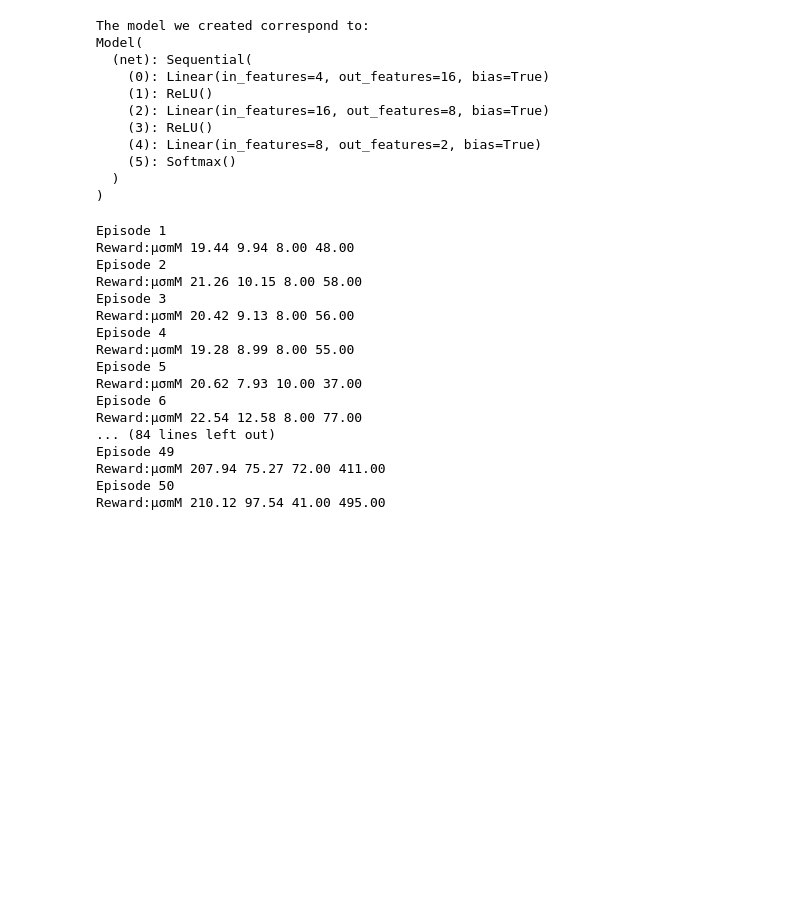
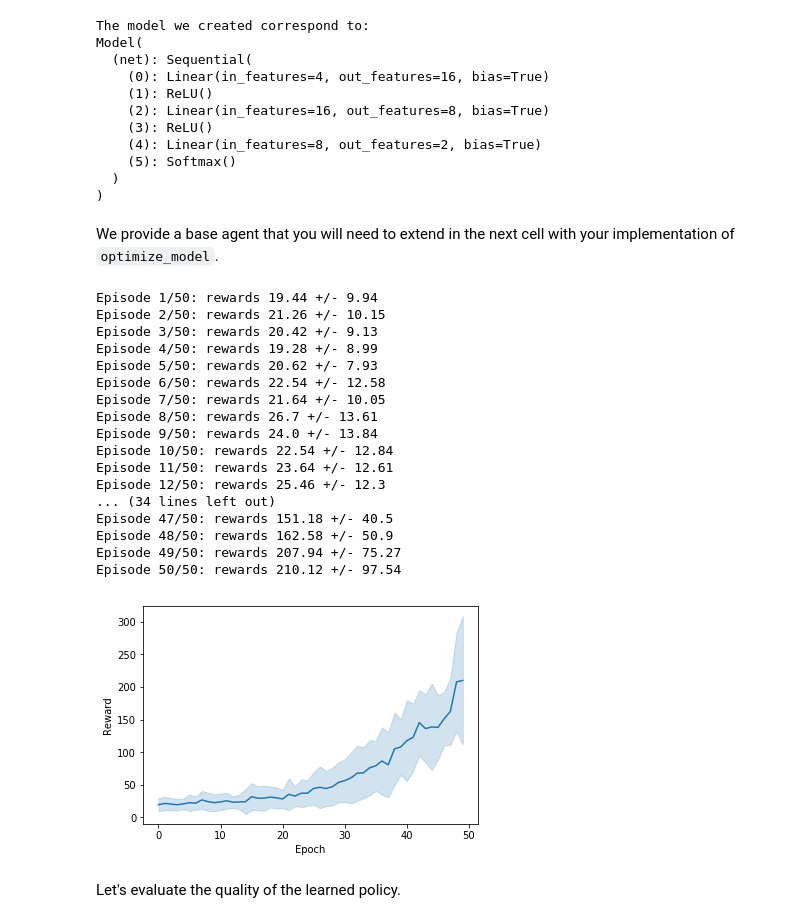
Before and after one commit to yfletberliac/rlss-2019, a Jupyter notebook: labs/01.REINFORCE+A2C.ipynb, the cells around one changed output. Drawn from its saved outputs; the diff is of its cells as text; code cells hidden in the pictures; blank space fills up the shorter version.

```diff
--- a/labs/01.REINFORCE+A2C.ipynb
+++ b/labs/01.REINFORCE+A2C.ipynb
@@ -385,0 +349,2 @@ class BaseAgent:
+# %% [markdown]
+We provide a base agent that you will need to extend in the next cell with your implementation of `optimize_model`.
@@ -386,13 +437,13 @@ class BaseAgent:
 # %%
 class SimpleAgent(BaseAgent):
 
-    def optimize_model(self, env, n_trajectories):
+    def optimize_model(self, n_trajectories):
         weighted_logproba = torch.zeros(n_trajectories)
         reward_trajectories = np.zeros(n_trajectories)
 
         for i in range(n_trajectories):
             # New episode
-            observation = env.reset()
+            observation = self.env.reset()
             rewards_episode = []
             logproba_episode = []
             discount_factor = 1
@@ -403,7 +454,7 @@ class SimpleAgent(BaseAgent):
                 action = self.model.select_action(observation)
                 logproba_episode.append(torch.log(self.model.forward(observation))[action])
                 # Interaction with the environment
-                observation, reward, done, info = env.step(int(action))
+                observation, reward, done, info = self.env.step(int(action))
                 observation = torch.tensor(observation, dtype=torch.float)
                 rewards_episode.append(discount_factor * reward)
                 discount_factor *= self.gamma
@@ -419,39 +470,42 @@ class SimpleAgent(BaseAgent):
         loss.backward()
         # Do the gradient descent step
         self.optimizer.step()
-        return reward_trajectories.mean(), reward_trajectories.std(), reward_trajectories.min(), reward_trajectories.max()
+        return reward_trajectories
 # %%
 # Make the environment
 env = gym.make("CartPole-v1")
 
 # Seeds
 seed = 1
 env.seed(seed=seed)
 np.random.seed(seed=seed)
 torch.manual_seed(seed=seed)
 
 observation = env.reset()
 
 n_actions = env.action_space.n
 dim_observation = observation.shape[0]
 
-Agent = SimpleAgent(dim_observation=dim_observation, n_actions=n_actions, gamma=1)
-Agent.train(env=env, n_trajectories=50, n_update=50)
+agent = SimpleAgent(dim_observation=dim_observation, n_actions=n_actions, gamma=1, env=env)
+agent.train(n_trajectories=50, n_update=50)
 # %% [output]
-Episode 1
-Reward:μσmM 19.44 9.94 8.00 48.00
-Episode 2
-Reward:μσmM 21.26 10.15 8.00 58.00
-Episode 3
-Reward:μσmM 20.42 9.13 8.00 56.00
-Episode 4
-Reward:μσmM 19.28 8.99 8.00 55.00
-Episode 5
-Reward:μσmM 20.62 7.93 10.00 37.00
-Episode 6
-Reward:μσmM 22.54 12.58 8.00 77.00
-... (84 lines left out)
-Episode 49
-Reward:μσmM 207.94 75.27 72.00 411.00
-Episode 50
-Reward:μσmM 210.12 97.54 41.00 495.00
+Episode 1/50: rewards 19.44 +/- 9.94
+Episode 2/50: rewards 21.26 +/- 10.15
+Episode 3/50: rewards 20.42 +/- 9.13
+Episode 4/50: rewards 19.28 +/- 8.99
+Episode 5/50: rewards 20.62 +/- 7.93
+Episode 6/50: rewards 22.54 +/- 12.58
+Episode 7/50: rewards 21.64 +/- 10.05
+Episode 8/50: rewards 26.7 +/- 13.61
+Episode 9/50: rewards 24.0 +/- 13.84
+Episode 10/50: rewards 22.54 +/- 12.84
+Episode 11/50: rewards 23.64 +/- 12.61
+Episode 12/50: rewards 25.46 +/- 12.3
+... (34 lines left out)
+Episode 47/50: rewards 151.18 +/- 40.5
+Episode 48/50: rewards 162.58 +/- 50.9
+Episode 49/50: rewards 207.94 +/- 75.27
+Episode 50/50: rewards 210.12 +/- 97.54
+[figure, added]
+# %% [markdown]
+Let's evaluate the quality of the learned policy.
```
Also changed, not shown: parts of 35 cells of this notebook.
